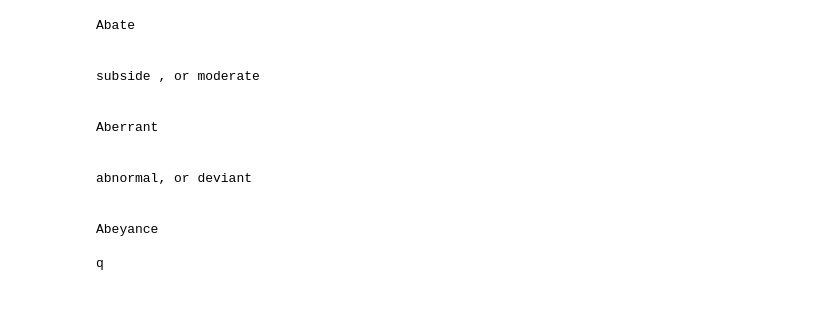
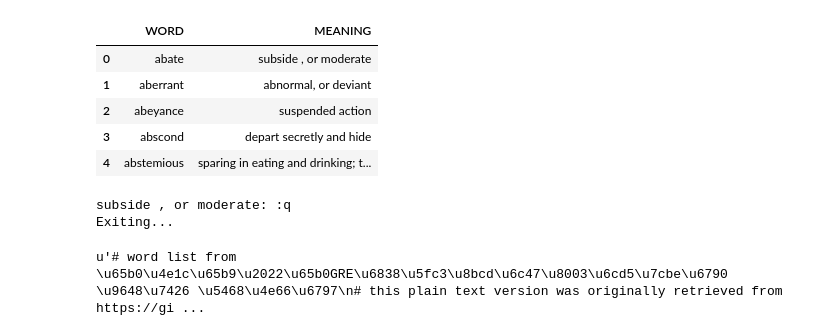
Before and after one commit to aenon/VocabularyBuilderCLI, a Jupyter notebook: vocabdr/main.ipynb, the cells around one changed output. Cells and saved outputs as stored; diff of their text form; code cells hidden in the pictures; blank space fills up the shorter version.

```diff
--- a/vocabdr/main.ipynb
+++ b/vocabdr/main.ipynb
@@ -12,31 +15,13 @@ def read_word_dict(word_dict):
     return df_dict
 # %%
 df_barron = read_word_dict("barrons_333")
+df_barron.WORD = df_barron.WORD.str.lower()
-# %%
-for index, row in df_barron.iterrows():
-    print(row.WORD)
-    print("")
-    user_input = raw_input()
-    if user_input == "q":
-        break
-    print(row.MEANING)
-    user_input = raw_input()
-    if user_input == "q":
-        break
-    print("\033[H\033[J")
-# %% [output]
-Abate
-
-
-subside , or moderate
-
-
-Aberrant
-
-
-abnormal, or deviant
-
-
-Abeyance
-
-q
+# %%
+df_barron.head()
+# %% [output]
+|  | WORD | MEANING |
+| 0 | abate | subside , or moderate |
+| 1 | aberrant | abnormal, or deviant |
+| 2 | abeyance | suspended action |
+| 3 | abscond | depart secretly and hide |
+| 4 | abstemious | sparing in eating and drinking; t... |
@@ -42,0 +30,14 @@ q
+# %%
+for index, row in df_barron.iterrows():
+    word_input = raw_input(row.MEANING + ": ").lower().strip()
+    if word_input == ":q":
+        print("Exiting...")
+        break
+    if word_input == row.WORD:
+        print("Correct!")
+    else:
+        print("Incorrect!")
+        print("Answer: " + row.WORD)
+# %% [output]
+subside , or moderate: :q
+Exiting...
@@ -42,0 +48,4 @@ q
+# %%
+data.decode("utf-8")
+# %% [output]
+u'# word list from \u65b0\u4e1c\u65b9\u2022\u65b0GRE\u6838\u5fc3\u8bcd\u6c47\u8003\u6cd5\u7cbe\u6790 \u9648\u7426 \u5468\u4e66\u6797\n# this plain text version was originally retrieved from https://gi ...
```
Also changed, not shown: parts of 9 cells of this notebook, 1 other file.
